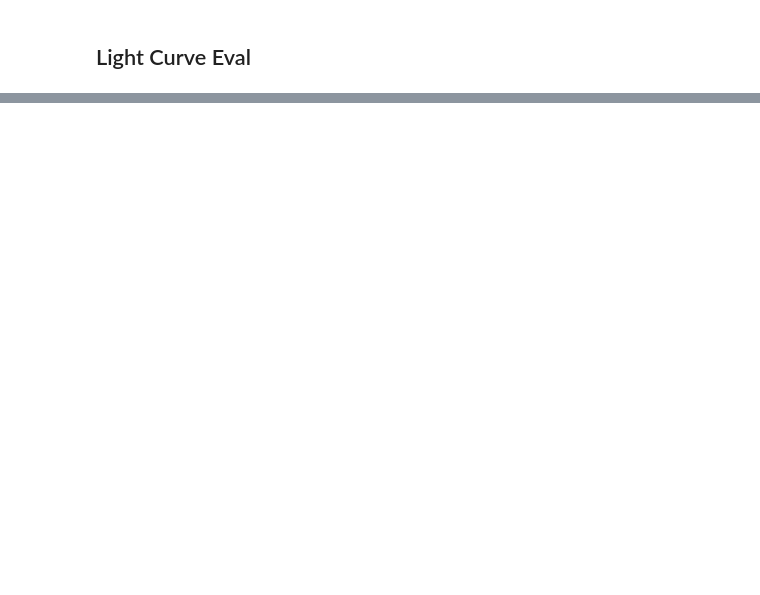
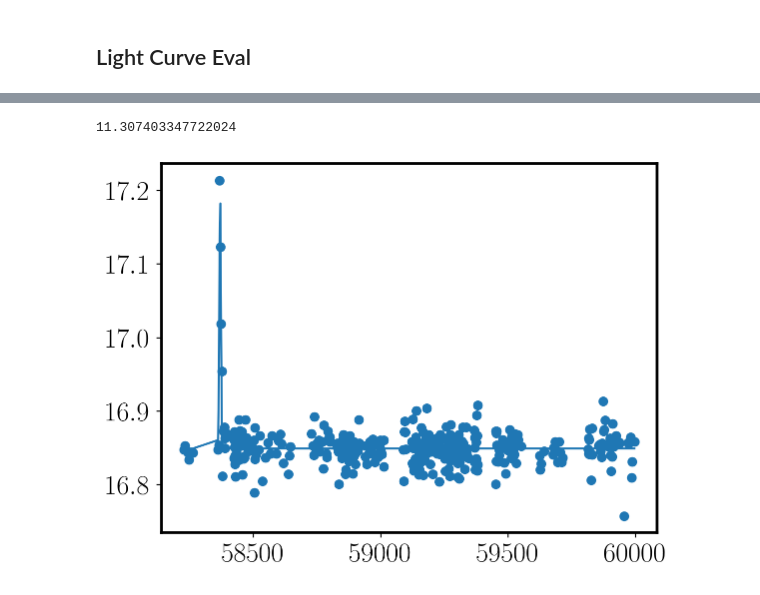
Before and after one commit to AndyTza/little-dip, a Jupyter notebook: notebook/Dipper Prototype.ipynb, the cells around one changed output, grey strips where cells are left out. Saved outputs shown, nothing was run; the diff lists cells and outputs as text; code cells hidden in the pictures; blank space fills up the shorter version.

```diff
--- a/notebook/Dipper Prototype.ipynb
+++ b/notebook/Dipper Prototype.ipynb
@@ -148,0 +145,6 @@ obs_g = times, model, errs, fltg, flg
+# %%
+lc_time = np.concatenate([lc_r['mjd'].value, lc_g['mjd'].value])
+lc_mag = np.concatenate([lc_r['mag'].value, lc_g['mag'].value])
+lc_magerr = np.concatenate([lc_r['magerr'].value, lc_g['magerr'].value])
+lc_filter = np.concatenate([['r' for _ in range(len(lc_r))], ['g' for _ in range(len(lc_g))]])
+lc_flags = np.zeros(len(lc_time))
@@ -148,0 +163,5 @@ obs_g = times, model, errs, fltg, flg
+# %%
+np.log(evaluate_updated(lc_time, lc_mag, lc_magerr, lc_flags, lc_filter)['lc_score'])
+# %% [output]
+11.307403347722024
+[figure, added]
```
Also changed, not shown: parts of 8 cells of this notebook, 1 other file.
